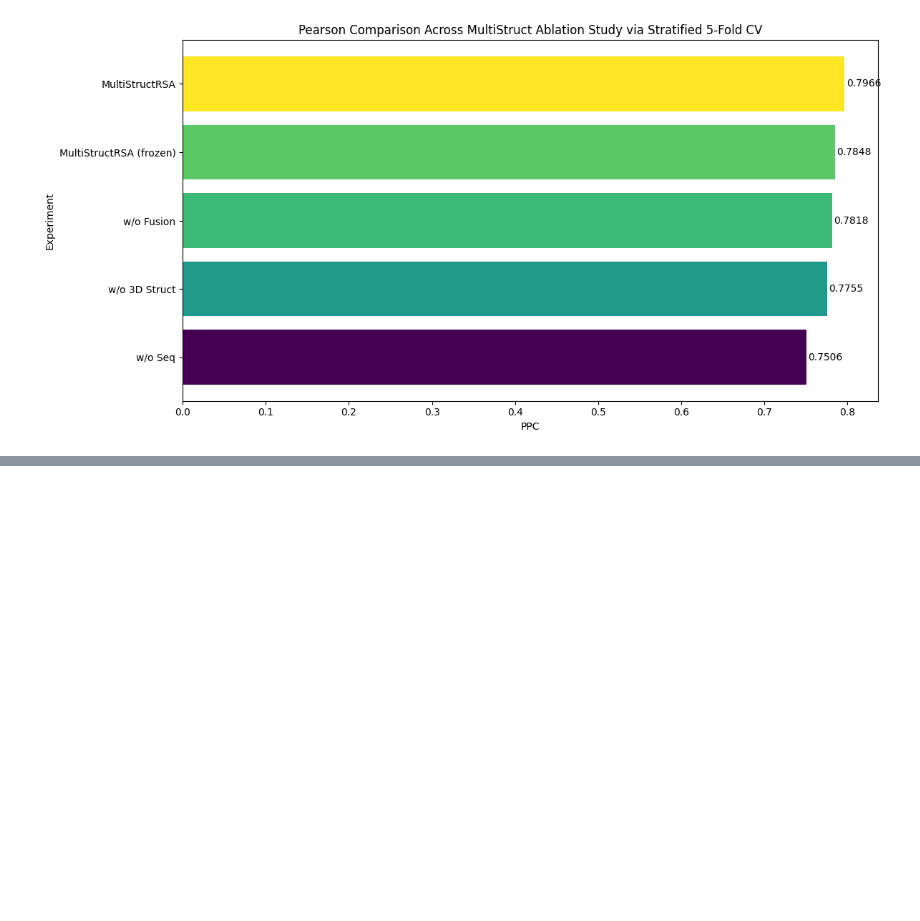
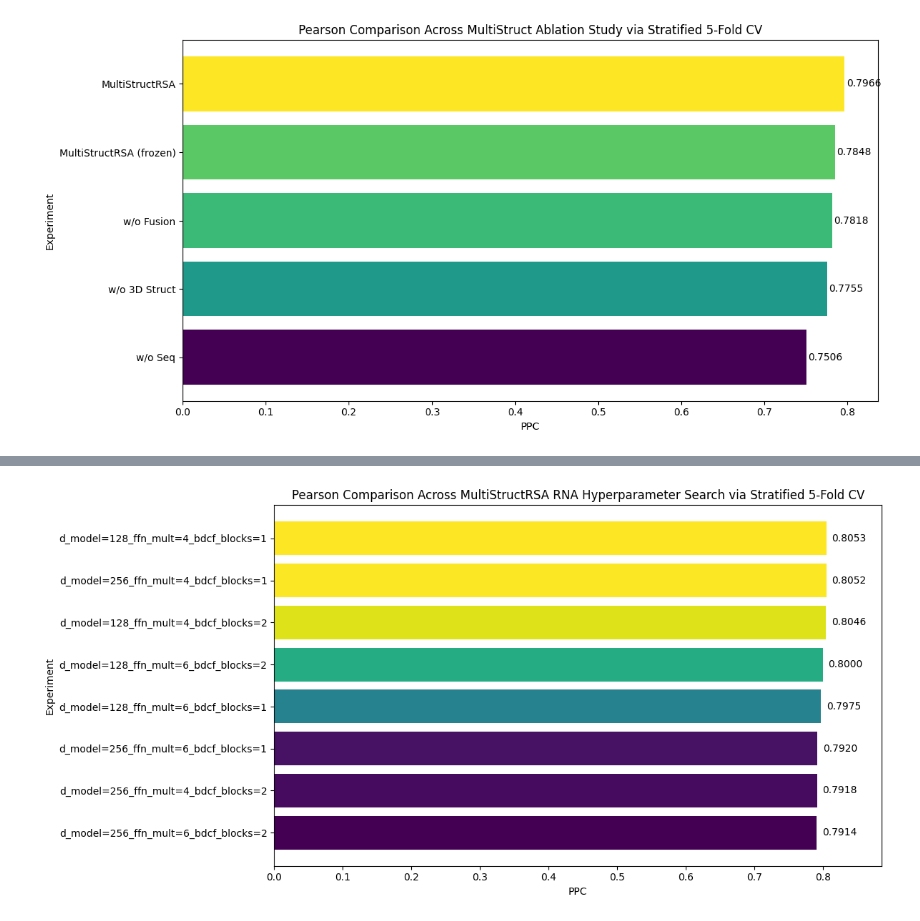
Before and after one commit to Gavision97/MultiStructRSA, a Jupyter notebook: notebooks/analyse_exp_res.ipynb, the cells around one changed output, grey strips where cells are left out. Cells and saved outputs as stored; diff of their text form; code cells hidden in the pictures; blank space fills up the shorter version.

```diff
--- a/notebooks/analyse_exp_res.ipynb
+++ b/notebooks/analyse_exp_res.ipynb
@@ -132,0 +168,6 @@ plt.show()
+# %%
+def preprocess_df_hyperparam_plot(path):
+    hyperparam_df = pd.read_csv(path)
+    exp_description = ['_'.join(exp.split('_')[1:]) for exp in hyperparam_df['exp']]
+    hyperparam_df['exp_description'] = exp_description
+    return hyperparam_df
@@ -132,0 +220,19 @@ plt.show()
+# %%
+RNA_BDCF_HYPERPARAM_PATH = '/home/gavrilev/Thesis/src/results/table_results/cv_all_1504.csv'
+RNA_POOL_HYPERPARAM_PATH = '/home/gavrilev/Thesis/src/results/table_results/cv_all_1604.csv'
+# %%
+rna_bdcf_hyperparam = preprocess_df_hyperparam_plot(RNA_BDCF_HYPERPARAM_PATH)
+
+plot_horizontal_metric(
+    df=rna_hyperparam,
+    label_col="exp_description",
+    value_col="p_mean",
+    title="Pearson Comparison Across MultiStructRSA RNA Hyperparameter Search via Stratified 5-Fold CV",
+    xlabel="PPC",
+    ylabel="Experiment",
+    sort_ascending=True
+)
+
+plt.show()
+# %% [output]
+[figure, added]
```
Also changed, not shown: parts of 29 cells of this notebook, 27 other files.
